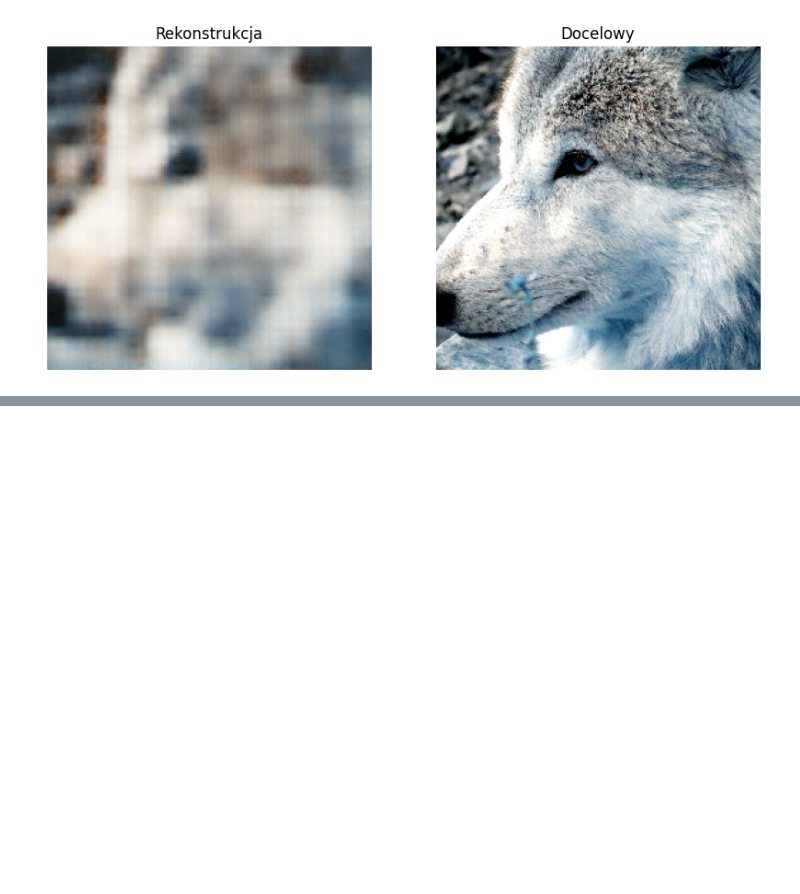
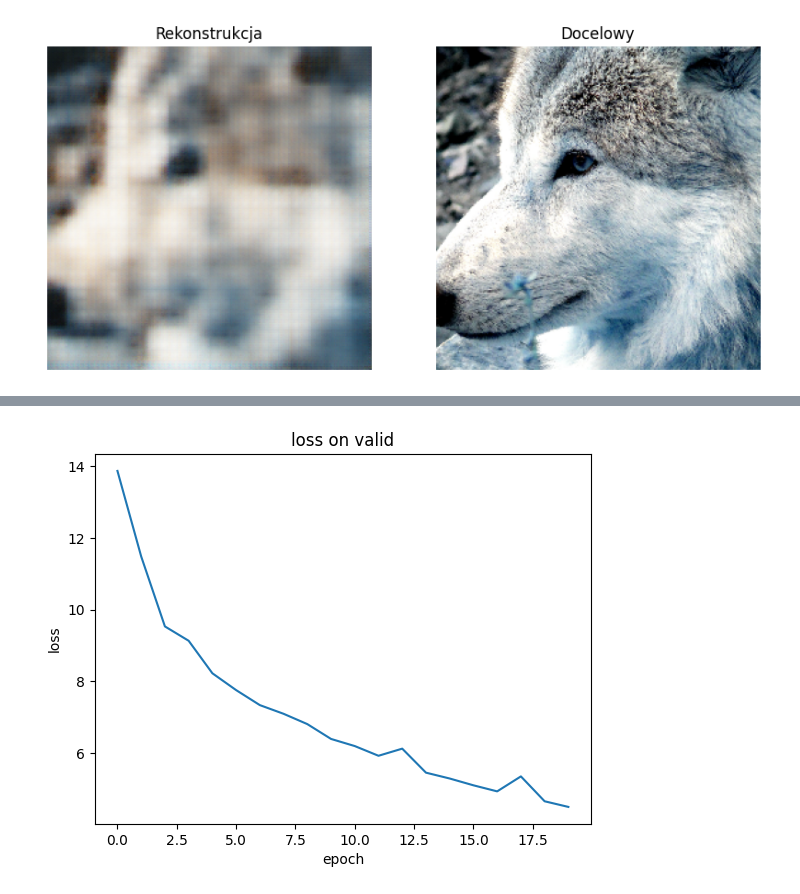
Before and after one commit to twezowic/SIGK, a Jupyter notebook: 1.ipynb, the cells around one changed output, grey strips where cells are left out. Drawn from its saved outputs; the diff is of its cells as text; code cells hidden in the pictures; blank space fills up the shorter version.

Commit message:
Create inpainting model

```diff
--- a/1.ipynb
+++ b/1.ipynb
@@ -266,0 +363,3 @@ plt.show()
+# %%
+device = torch.device("cuda" if torch.cuda.is_available() else "cpu")
+print(device)
@@ -266,0 +376,33 @@ plt.show()
+# %%
+import tqdm
+
+
+for epoch in range(num_epochs):
+    model.train()
+    for x, y in tqdm.tqdm(train_dataloader):
+        optimizer.zero_grad()
+        x, y = x.to(device), y.to(device)
+
+        out = model(x)
+
+        loss = criterion(out, y)
+
+        loss.backward()
+        optimizer.step()
+
+    model.eval()
+    print(f"epoch #{epoch+1}, loss: {loss}")
+    losses["train"].append(loss)
+    with torch.no_grad():
+        total_loss = 0.0
+        for x, y in valid_dataset:
+            x, y = x.to(device), y.to(device)
+
+            out = model(x)
+
+            loss = criterion(out, y)
+
+
+            total_loss += loss.item()
+        print("Validation loss:",total_loss)
+    losses["val"].append(total_loss)
@@ -266,0 +430,11 @@ plt.show()
+# %%
+x = range(num_epochs)
+y = losses['val']
+
+plt.plot(x, y)
+plt.ylabel("loss")
+plt.xlabel("epoch")
+plt.title("loss on valid")
+plt.show()
+# %% [output]
+[figure, added]
```
Also changed, not shown: parts of 22 cells of this notebook, 1 other file.
